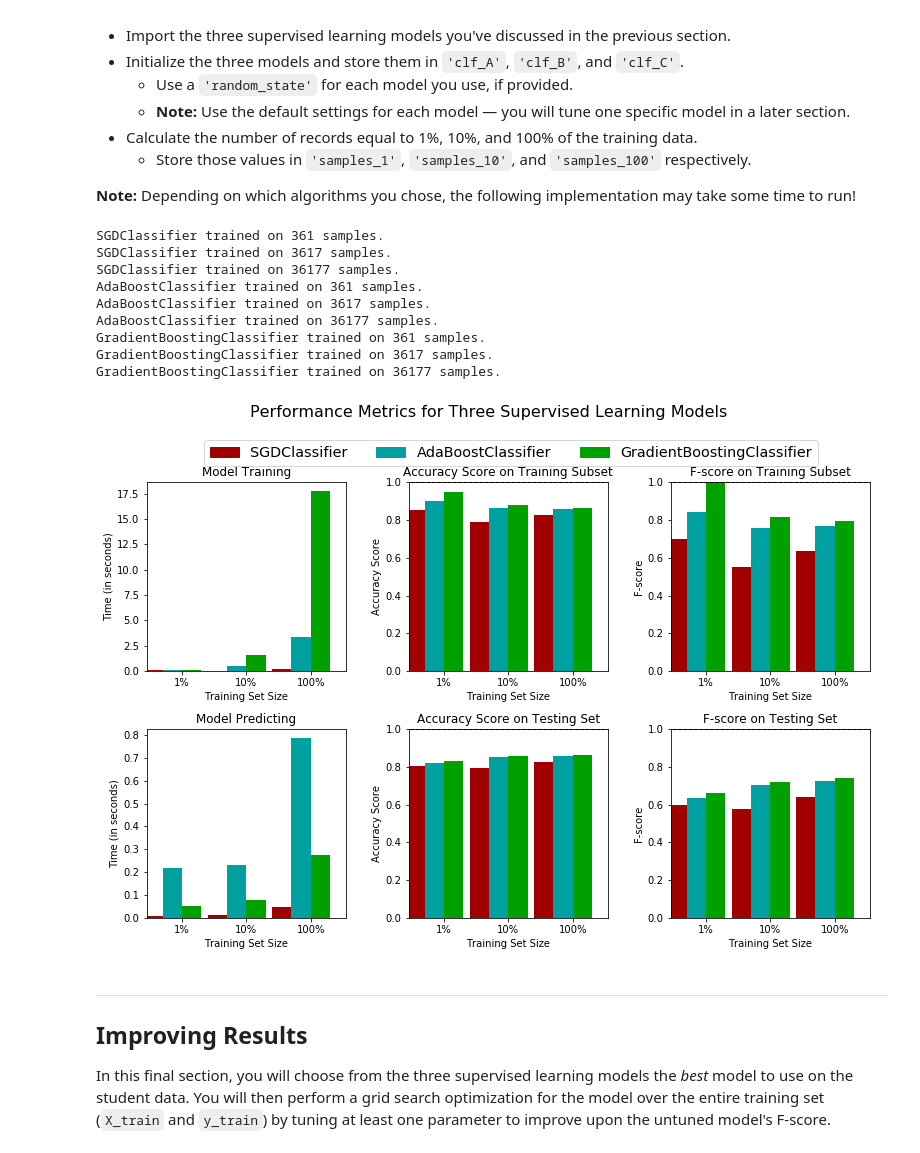
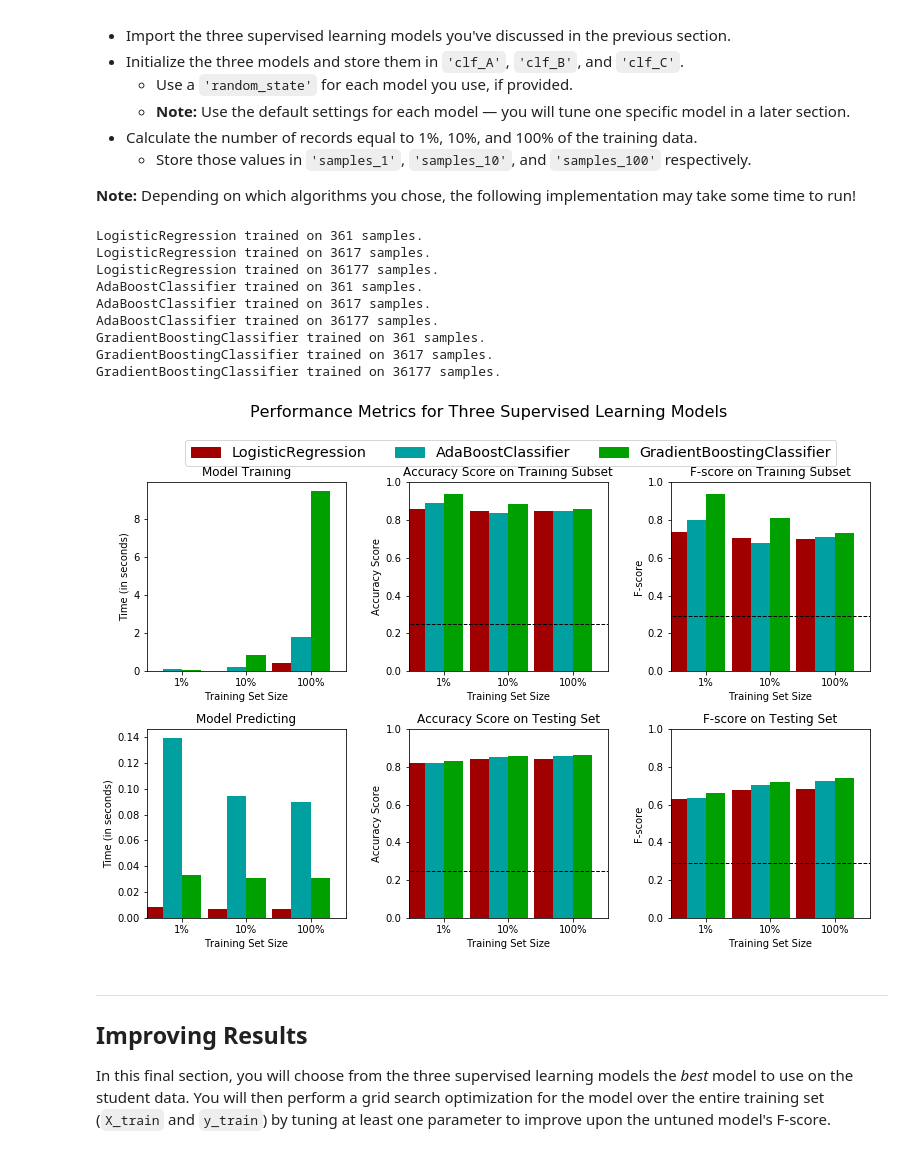
Before and after one commit to alemadi/finding_donors, a Jupyter notebook: finding_donors.ipynb, the cells around one changed output. Saved outputs shown, nothing was run; the diff lists cells and outputs as text; code cells hidden in the pictures.

```diff
--- a/finding_donors.ipynb
+++ b/finding_donors.ipynb
@@ -249,14 +249,15 @@ FP = income.count() - TP # Specific to the naive case
 TN = 0 # No predicted negatives in the naive case
 FN = 0 # No predicted negatives in the naive case
 '''
+
 # TODO: Calculate accuracy, precision and recall
-print(np.sum(income))
-accuracy = 1
-recall = 1
-precision = 1
+tp = np.sum(income)
+accuracy = tp / len(income)
+recall = tp / (tp + 0 )
+precision = tp / (tp + (len(income) - tp))
 
 # TODO: Calculate F-score using the formula above for beta = 0.5 and correct values for precision and recall.
-fscore = 1
+fscore = (1 + (.5)**2) * ((precision * recall)/ ((.5**2 * precision) + recall))
 
 # Print the results
 print("Naive Predictor: [Accuracy score: {:.4f}, F-score: {:.4f}]".format(accuracy, fscore))
@@ -364,21 +367,21 @@ def train_predict(learner, sample_size, X_train, y_train, X_test, y_test):
     #       then get predictions on the first 300 training samples(X_train) using .predict()
     start = time() # Get start time
     predictions_test =  learner.predict(X_test)
-    predictions_train = learner.predict(X_train[:sample_size])
+    predictions_train = learner.predict(X_train[:300])
     end = time() # Get end time
 
     # TODO: Calculate the total prediction time
     results['pred_time'] = end - start
 
     # TODO: Compute accuracy on the first 300 training samples which is y_train[sample_size]
-    results['acc_train'] = accuracy_score(y_train[:sample_size], predictions_train)
+    results['acc_train'] = accuracy_score(y_train[:300], predictions_train)
 
     # TODO: Compute accuracy on test set using accuracy_score()
     results['acc_test'] = accuracy_score(y_test, predictions_test)
 
 
     # TODO: Compute F-score on the the first 300 training samples using fbeta_score()
-    results['f_train'] = fbeta_score(y_train[:sample_size], predictions_train, beta=.05)
+    results['f_train'] = fbeta_score(y_train[:300], predictions_train, beta=0.5)
 
     # TODO: Compute F-score on the test set which is y_test
     results['f_test'] = fbeta_score(y_test, predictions_test, beta=0.5)
@@ -411,40 +414,40 @@ from sklearn.neural_network import MLPClassifier
 
 
 # TODO: Initialize the three models
-clf_A = SGDClassifier()
-clf_B = AdaBoostClassifier()
-clf_C = GradientBoostingClassifier()
+clf_A = LogisticRegression(random_state=42)
+clf_B = AdaBoostClassifier(random_state=42)
+clf_C = GradientBoostingClassifier(random_state=42)
 
 # TODO: Calculate the number of samples for 1%, 10%, and 100% of the training data
 # HINT: samples_100 is the entire training set i.e. len(y_train)
 # HINT: samples_10 is 10% of samples_100 (ensure to set the count of the values to be `int` and not `float`)
 # HINT: samples_1 is 1% of samples_100 (ensure to set the count of the values to be `int` and not `float`)
 samples_100 = len(y_train)
 samples_10 = int(len(y_train) *.10)
 samples_1 = int(len(y_train) *.01)
 
 # Collect results on the learners
 results = {}
 for clf in [clf_A, clf_B, clf_C]:
     clf_name = clf.__class__.__name__
     results[clf_name] = {}
     for i, samples in enumerate([samples_1, samples_10, samples_100]):
         results[clf_name][i] = \
         train_predict(clf, samples, X_train, y_train, X_test, y_test)
 
 # Run metrics visualization for the three supervised learning models chosen
 vs.evaluate(results, accuracy, fscore)
 # %% [output]
-SGDClassifier trained on 361 samples.
-SGDClassifier trained on 3617 samples.
-SGDClassifier trained on 36177 samples.
+LogisticRegression trained on 361 samples.
+LogisticRegression trained on 3617 samples.
+LogisticRegression trained on 36177 samples.
 AdaBoostClassifier trained on 361 samples.
 AdaBoostClassifier trained on 3617 samples.
 AdaBoostClassifier trained on 36177 samples.
 GradientBoostingClassifier trained on 361 samples.
 GradientBoostingClassifier trained on 3617 samples.
 GradientBoostingClassifier trained on 36177 samples.
-[figure, old version]
+[figure, new version]
 # %% [markdown]
 ----
 ## Improving Results
```
Also changed, not shown: parts of 6 cells of this notebook, 1 other file.
